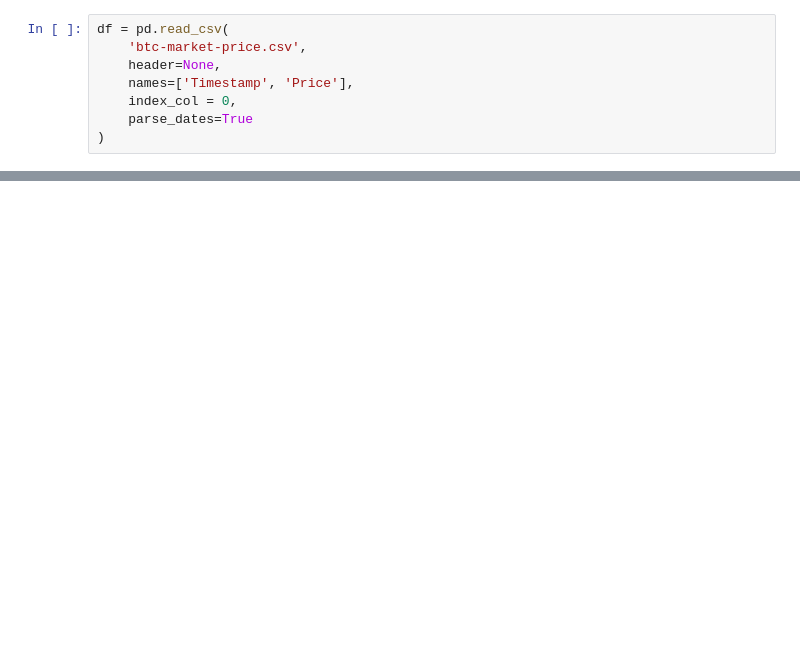
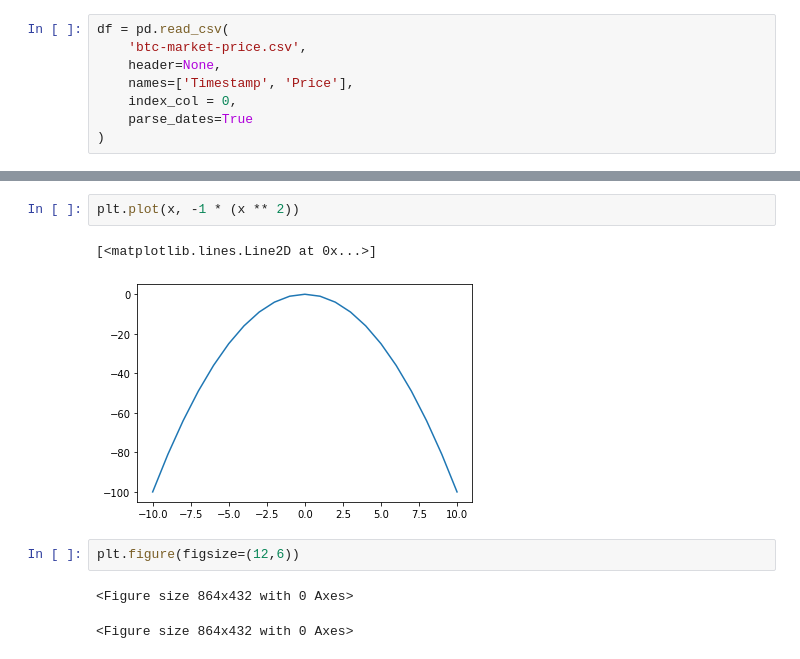
Before and after one commit to dilaraesmer/FreeCodeCamp-Data-Analysis-with-Python, a Jupyter notebook: pandas_3.ipynb, the cells around one changed output, grey strips where cells are left out. Cells and saved outputs as stored; diff of their text form; blank space fills up the shorter version.

```diff
--- a/pandas_3.ipynb
+++ b/pandas_3.ipynb
@@ -61,0 +174,10 @@ df.head()
+# %%
+plt.plot(x, -1 * (x ** 2))
+# %% [output]
+[<matplotlib.lines.Line2D at 0x...>]
+[figure, added]
+# %%
+plt.figure(figsize=(12,6))
+# %% [output]
+<Figure size 864x432 with 0 Axes>
+<Figure size 864x432 with 0 Axes>
```
Also changed, not shown: parts of 22 cells of this notebook.
